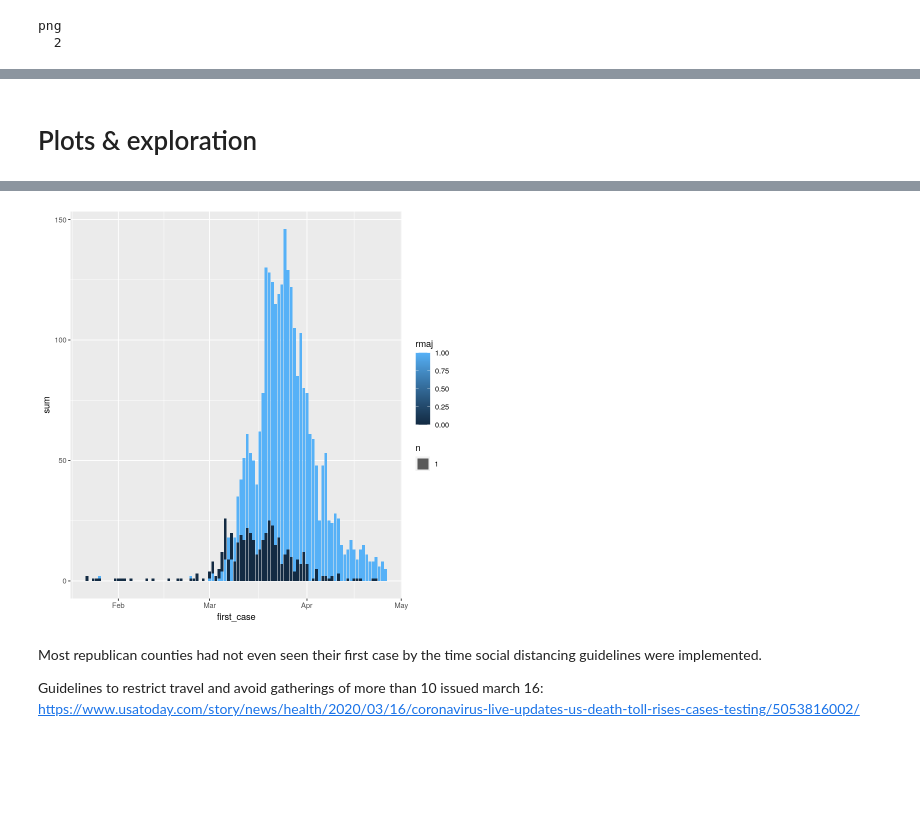
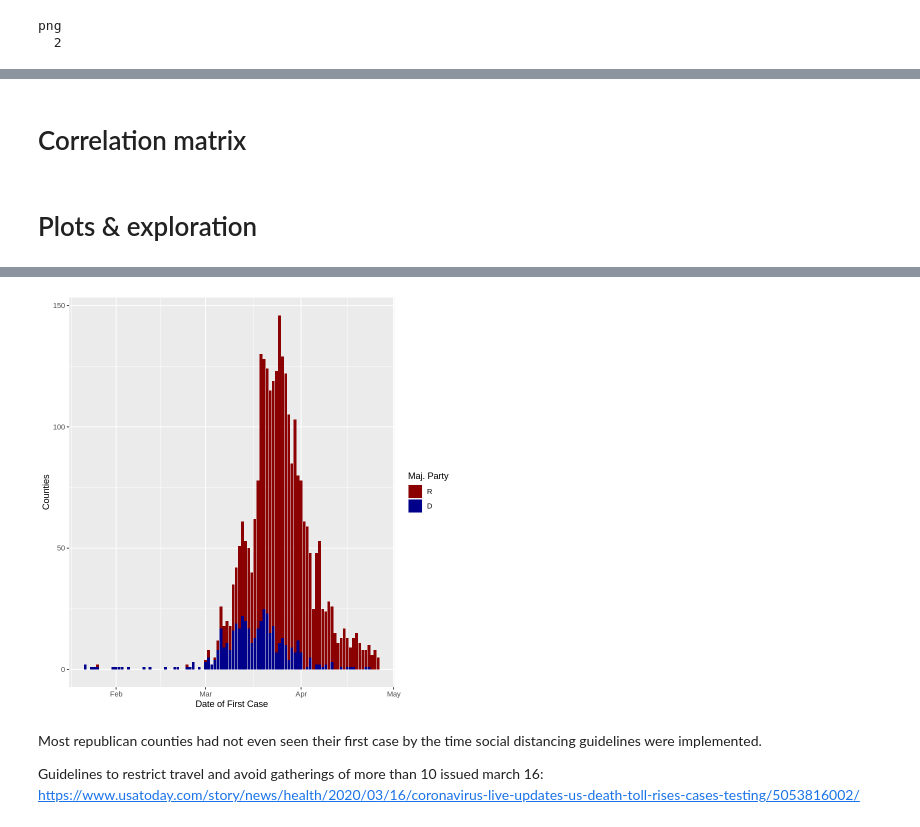
Before and after one commit to MLBurnham/503_covid, a Jupyter notebook: analysis.ipynb, the cells around one changed output, grey strips where cells are left out. Saved outputs shown, nothing was run; the diff lists cells and outputs as text; code cells hidden in the pictures; blank space fills up the shorter version.

Commit message:
plots and analysis

```diff
--- a/analysis.ipynb
+++ b/analysis.ipynb
@@ -202,2 +62,0 @@ plot(d3)
-# %%
-df$since_first <- as.numeric(df$since_first)
@@ -659,0 +715,2 @@ png
+# %% [markdown]
+# Correlation matrix
@@ -661,15 +727,21 @@ png
 # Plots & exploration
 # %%
 # prep data for plot
-first <- summarise(group_by(df, first_case, rmaj), r = sum(rmaj, na.rm = TRUE), d = sum(dmaj, na.rm = TRUE))
+first <- df[complete.cases(df[,c('first_case', 'rmaj')]),]
+first <- summarise(group_by(first, first_case, rmaj), r = sum(rmaj, na.rm = TRUE), d = sum(dmaj, na.rm = TRUE))
 first$sum <- first$r + first$d
 
 first <- first[,c('first_case', 'rmaj', 'sum')]
-
-first$sum <- first$r + first$d
+# color vector
+first$color <- ifelse(first$rmaj == 1, 'R', 'D')
 # %%
 # distribution of first cases
 ggplot(data = first,
-       aes(x = first_case, y = sum, fill = rmaj)) +
-  geom_bar(stat = 'sum', position = 'stack')
+       aes(x = first_case, y = sum, fill = factor(color, levels = c('R', 'D')))) +
+  geom_bar(stat = 'sum', position = 'stack') +
+scale_fill_manual(values = c("dark red", "dark blue")) +
+guides(color = "legend", size = 'none') +
+labs(fill = "Maj. Party", x = 'Date of First Case', y = 'Counties')
+
+ggsave('plots/first case dist.png')
 # %% [output]
@@ -678,4 +749,4 @@ Warning message:
-[figure, old version]
+[figure, new version]
 # %% [markdown]
 Most republican counties had not even seen their first case by the time social distancing guidelines were implemented.
 
```
Also changed, not shown: parts of 55 cells of this notebook, 9 other files.
